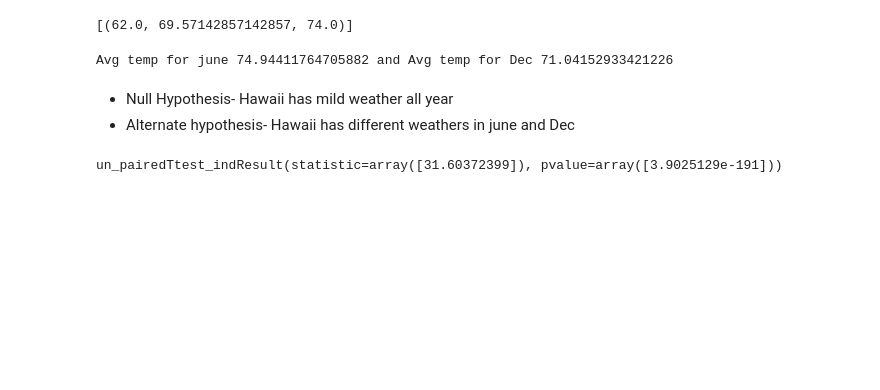
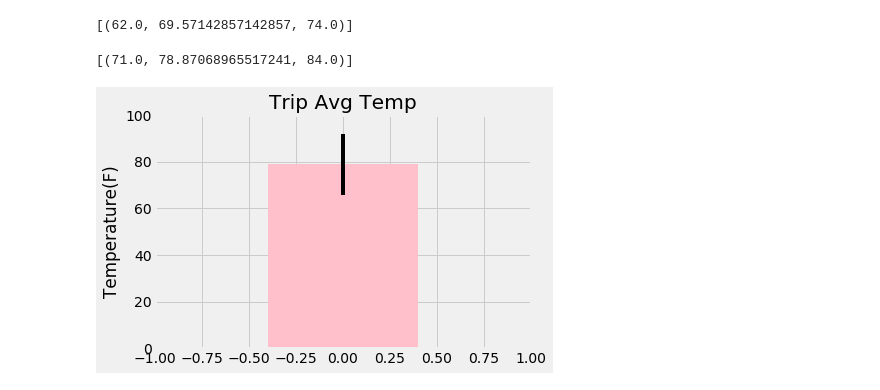
Before and after one commit to SurabhiSood/SQLAlchemy_Project, a Jupyter notebook: climate_starter.ipynb, the cells around one changed output. Drawn from its saved outputs; the diff is of its cells as text; code cells hidden in the pictures; blank space fills up the shorter version.

```diff
--- a/climate_starter.ipynb
+++ b/climate_starter.ipynb
@@ -229,37 +249,34 @@ def calc_temps(start_date, end_date):
 print(calc_temps('2012-02-28','2012-03-05'))
 # %% [output]
 [(62.0, 69.57142857142857, 74.0)]
-# %%
-# Temperature Analysis-I
-result_june = session.query(func.avg(Measurement.tobs)).filter(extract('month', Measurement.date)==6).all()
-result_dec = session.query(func.avg(Measurement.tobs)).filter(extract('month', Measurement.date)==12).all()
-
-list_june = session.query(Measurement.tobs).filter(extract('month', Measurement.date)==6).all()
-list_dec = session.query(Measurement.tobs).filter(extract('month', Measurement.date)==12).all()
-
-
-avg_june = result_june[0][0]
-avg_dec = result_dec[0][0]
-
-print(f'Avg temp for june {avg_june} and Avg temp for Dec {avg_dec}')
-# %% [output]
-Avg temp for june 74.94411764705882 and Avg temp for Dec 71.04152933421226
-# %% [markdown]
-* Null Hypothesis- Hawaii has mild weather all year
-* Alternate hypothesis- Hawaii has different weathers in june and Dec
-# %%
-un_paired = stats.ttest_ind(list_june,list_dec)
-print(f'un_paired{un_paired}')
-# %% [output]
-un_pairedTtest_indResult(statistic=array([31.60372399]), pvalue=array([3.9025129e-191]))
 # %%
 # Use your previous function `calc_temps` to calculate the tmin, tavg, and tmax
 # for your trip using the previous year's data for those same dates.
+
+#Trip dates-2018/07/20 to 2018/08/10
+
+trip_avg_temp=calc_temps('2017-07-20','2017-08-10')
+trip_avg_temp
+# %% [output]
+[(71.0, 78.87068965517241, 84.0)]
 # %%
 # Plot the results from your previous query as a bar chart.
 # Use "Trip Avg Temp" as your Title
 # Use the average temperature for the y value
 # Use the peak-to-peak (tmax-tmin) value as the y error bar (yerr)
+
+y_error_bar =trip_avg_temp[0][2]-trip_avg_temp[0][0]
+y=trip_avg_temp[0][1]
+x=0
+
+plt.bar(x,y,color='pink',yerr=y_error_bar)
+plt.ylabel("Temperature(F)")
+plt.title("Trip Avg Temp")
+plt.xlim(-1, 1)
+plt.ylim(0, 100)
+plt.show()
+# %% [output]
+[figure, added]
 # %%
 # Calculate the total amount of rainfall per weather station for your trip dates using the previous year's matching dates.
 # Sort this in descending order by precipitation amount and list the station, name, latitude, longitude, and elevation
```
Also changed, not shown: parts of 5 cells of this notebook.
